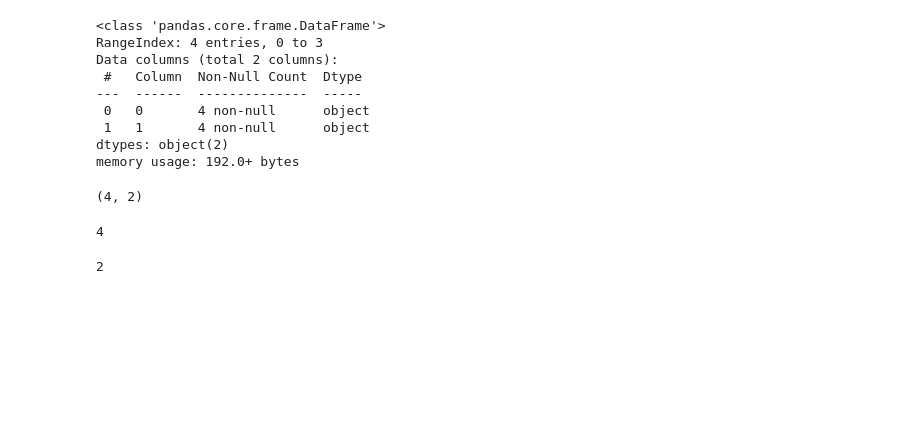
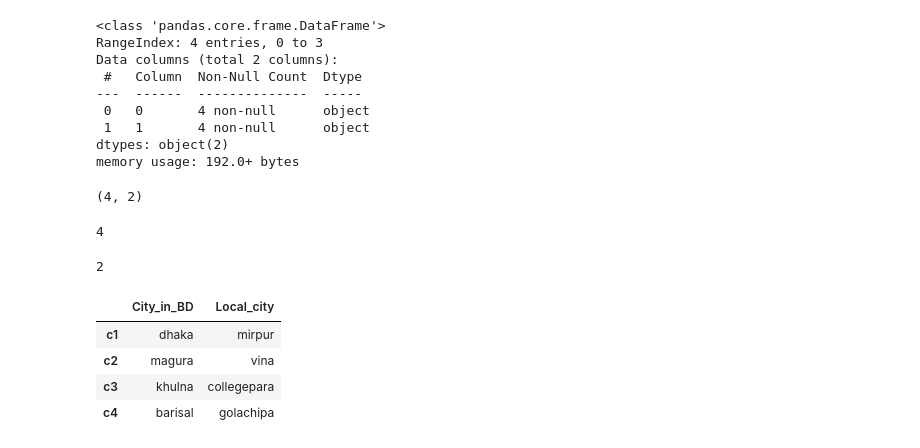
Before and after one commit to cpnasirr/Machine-Learning, a Jupyter notebook: day_1.ipynb, the cells around one changed output. Cells and saved outputs as stored; diff of their text form; code cells hidden in the pictures; blank space fills up the shorter version.

```diff
--- a/day_1.ipynb
+++ b/day_1.ipynb
@@ -123,3 +123,12 @@ row
 col
 # %% [output]
 2
+# %%
+df3=pd.DataFrame(city,columns=['City_in_BD','Local_city'],index=['c1','c2','c3','c4'])
+df3
+# %% [output]
+|  | City_in_BD | Local_city |
+| c1 | dhaka | mirpur |
+| c2 | magura | vina |
+| c3 | khulna | collegepara |
+| c4 | barisal | golachipa |
```
Also changed, not shown: parts of 1 cell of this notebook.
